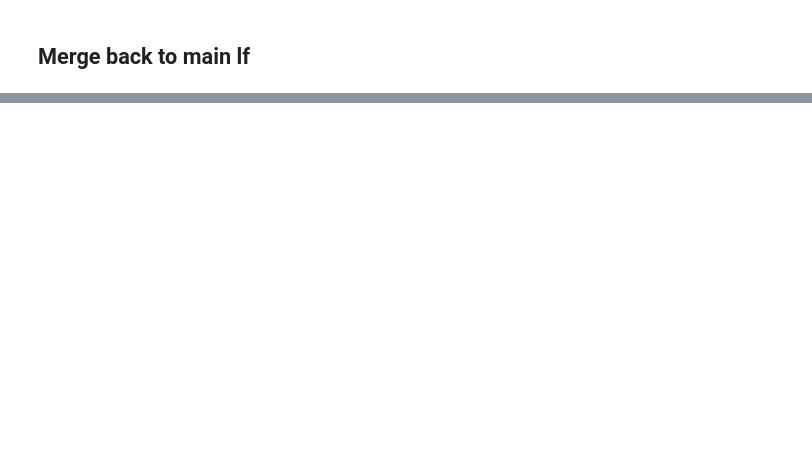
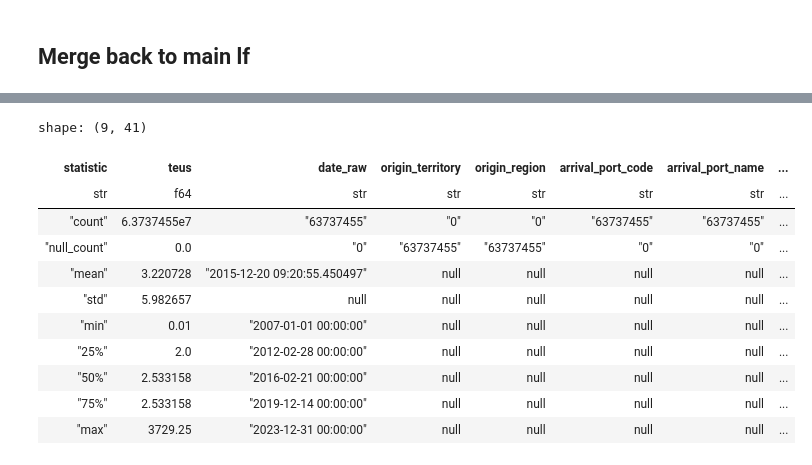
Before and after one commit to epistemetrica/Ocean-Carrier-Alliances-Project, a Jupyter notebook: analysis/lane_matching.ipynb, the cells around one changed output, grey strips where cells are left out. Cells and saved outputs as stored; diff of their text form; code cells hidden in the pictures; blank space fills up the shorter version.

Commit message:
dev data prep and lane matching

```diff
--- a/analysis/lane_matching.ipynb
+++ b/analysis/lane_matching.ipynb
@@ -544,0 +391,3 @@ df.describe()
+# %%
+#drop old rate cols
+exports_lf = exports_lf.drop('rate_20', 'rate_40', 'route_right')
@@ -545,2 +405,25 @@ df.describe()
+# %%
+#prep drewery df for merge
+df = (
+    #convert to polars because I apparently live here now
+    pl.DataFrame(drewery_df)
+    #choose cols
+    .select('route', 'container_type', 'date', 'rate')
+    #drop duplicates on relevant cols
+    .unique(subset=['route', 'container_type', 'date'])
+    #pivot container type
+    .pivot('container_type', values='rate')
+    #rename
+    .rename({
+        '40ft Dry':'rate_40',
+        '20ft Dry':'rate_20'
+    })
+    #convert date to dt
+    .with_columns(
+        pl.col('date').str.to_date(format='%Y-%m')
+    )
+    #drop rows with missing prices
+    .drop_nulls(subset='rate_20')
+)
 # %%
 df.head()
@@ -579,2 +439,15 @@ df = (
-# %%
-df.sort(by='route').head(20)
+# %%
+#join asof date with exports
+lf = (
+    exports_lf
+    #sort by date and recast to enable join_asof
+    .sort(by='date')
+    .cast({'date':pl.Date})
+    #join
+    .join_asof(
+        df.lazy().sort(by='date').cast({'route':pl.Categorical}),
+        on='date',
+        by_left='drewery_lane',
+        by_right='route'
+    )
+)
@@ -580,0 +465,15 @@ df.sort(by='route').head(20)
+# %%
+lf.drop('route').describe()
+# %% [output]
+shape: (9, 41)
+| statistic | teus | date_raw | origin_territory | origin_region | arrival_port_code | arrival_port_name | ... |
+| str | f64 | str | str | str | str | str | ... |
+| "count" | 6.3737455e7 | "63737455" | "0" | "0" | "63737455" | "63737455" | ... |
+| "null_count" | 0.0 | "0" | "63737455" | "63737455" | "0" | "0" | ... |
+| "mean" | 3.220728 | "2015-12-20 09:20:55.450497" | null | null | null | null | ... |
+| "std" | 5.982657 | null | null | null | null | null | ... |
+| "min" | 0.01 | "2007-01-01 00:00:00" | null | null | null | null | ... |
+| "25%" | 2.0 | "2012-02-28 00:00:00" | null | null | null | null | ... |
+| "50%" | 2.533158 | "2016-02-21 00:00:00" | null | null | null | null | ... |
+| "75%" | 2.533158 | "2019-12-14 00:00:00" | null | null | null | null | ... |
+| "max" | 3729.25 | "2023-12-31 00:00:00" | null | null | null | null | ... |
```
Also changed, not shown: parts of 24 cells of this notebook, 1 other file.
